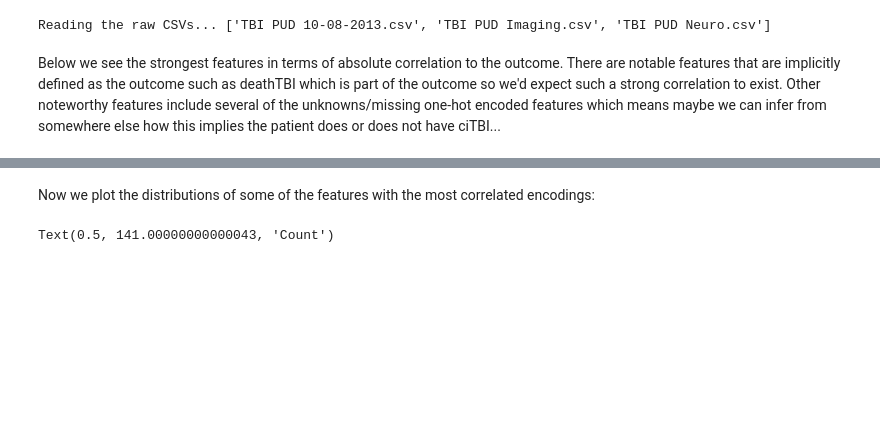
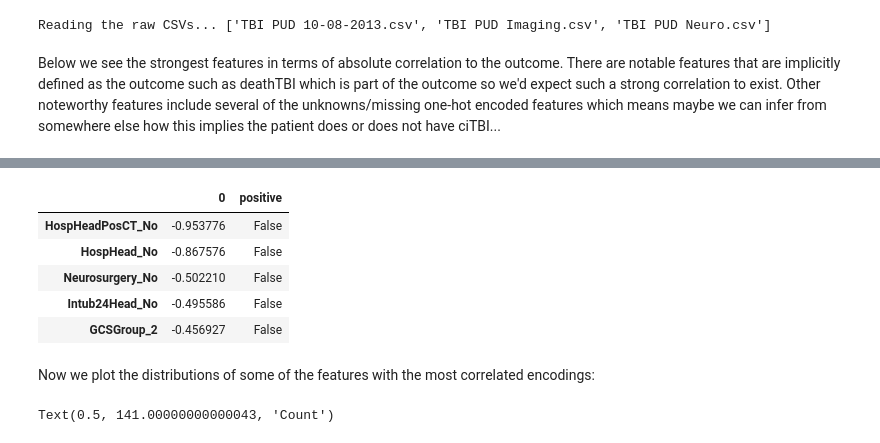
Before and after one commit to Yu-Group/clinical-rule-vetting, a Jupyter notebook: rulevetting/projects/tbi_pecarn/notebooks/00_eda.ipynb, the cells around one changed output, grey strips where cells are left out. Cells and saved outputs as stored; diff of their text form; code cells hidden in the pictures; blank space fills up the shorter version.

```diff
--- a/rulevetting/projects/tbi_pecarn/notebooks/00_eda.ipynb
+++ b/rulevetting/projects/tbi_pecarn/notebooks/00_eda.ipynb
@@ -137,3 +196,14 @@ barplot(largest_corr, savefig=False, title='Spearman Largest Correlations', xlab
+# %%
+largest_corr = corr.iloc[corr.abs().argsort()][-50:].sort_values(ascending=True).to_frame()
+largest_corr['positive'] = largest_corr[0] > 0
+largest_corr.head()
+# %% [output]
+|  | 0 | positive |
+| HospHeadPosCT_No | -0.953776 | False |
+| HospHead_No | -0.867576 | False |
+| Neurosurgery_No | -0.502210 | False |
+| Intub24Head_No | -0.495586 | False |
+| GCSGroup_2 | -0.456927 | False |
 # %% [markdown]
 Now we plot the distributions of some of the features with the most correlated encodings:
 # %%
```
Also changed, not shown: parts of 4 cells of this notebook, 1 other file.
